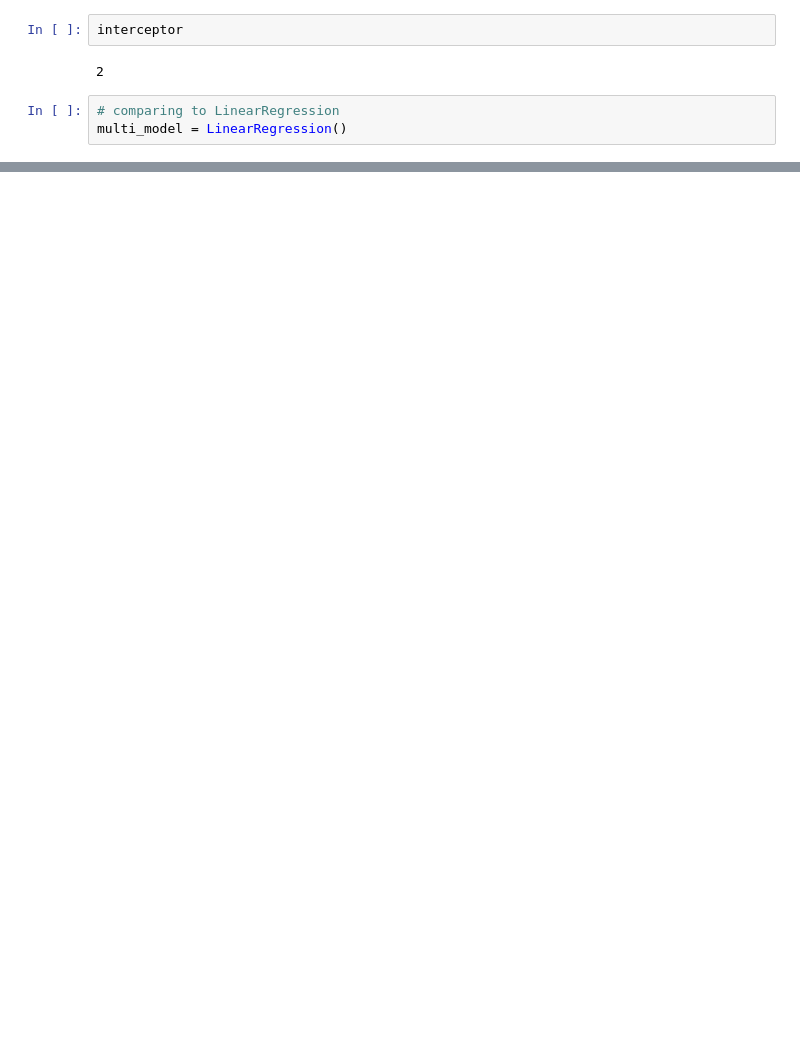
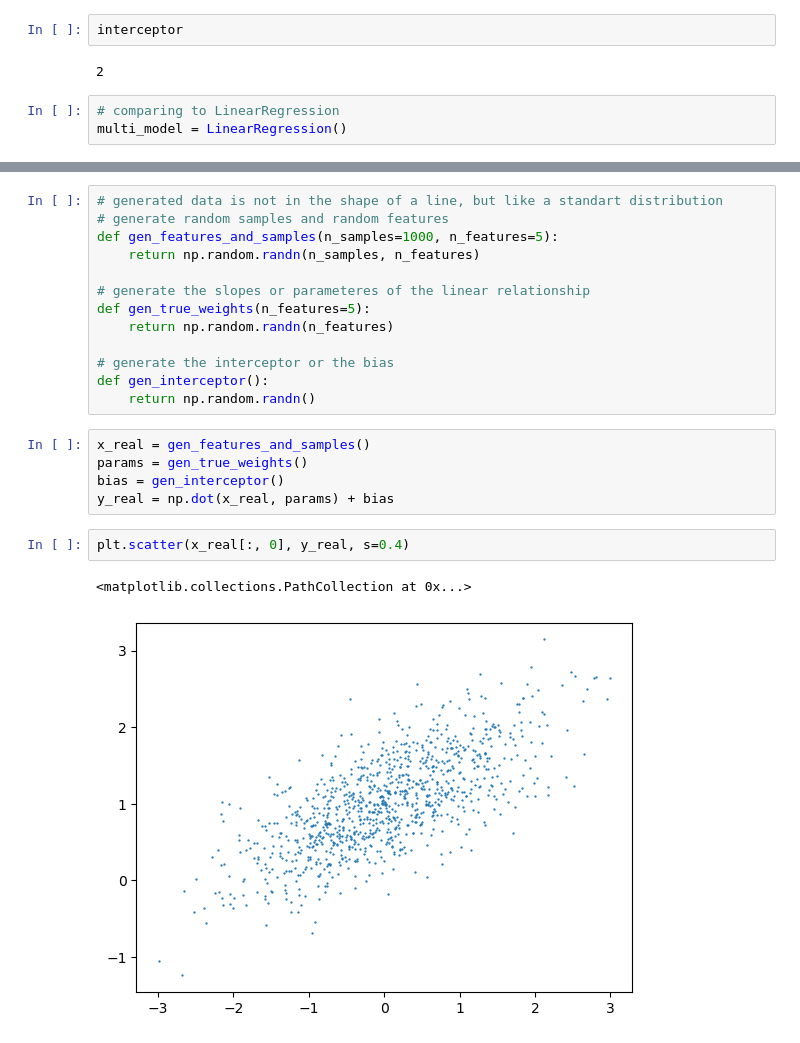
Before and after one commit to StanDobrev11/MachineLearning, a Jupyter notebook: 02.Linear and Logistic Regression/Linear Regression Model.ipynb, the cells around one changed output, grey strips where cells are left out. Saved outputs shown, nothing was run; the diff lists cells and outputs as text; blank space fills up the shorter version.

```diff
--- a/02.Linear and Logistic Regression/Linear Regression Model.ipynb
+++ b/02.Linear and Logistic Regression/Linear Regression Model.ipynb
@@ -430,0 +534,23 @@ multi_model.score(features.T, y_real)
+# %%
+# generated data is not in the shape of a line, but like a standart distribution
+# generate random samples and random features
+def gen_features_and_samples(n_samples=1000, n_features=5):
+    return np.random.randn(n_samples, n_features)
+
+# generate the slopes or parameteres of the linear relationship
+def gen_true_weights(n_features=5):
+    return np.random.randn(n_features)
+
+# generate the interceptor or the bias
+def gen_interceptor():
+    return np.random.randn()
+# %%
+x_real = gen_features_and_samples()
+params = gen_true_weights()
+bias = gen_interceptor()
+y_real = np.dot(x_real, params) + bias
+# %%
+plt.scatter(x_real[:, 0], y_real, s=0.4)
+# %% [output]
+<matplotlib.collections.PathCollection at 0x...>
+[figure, added]
```
Also changed, not shown: parts of 47 cells of this notebook, 1 other file.
